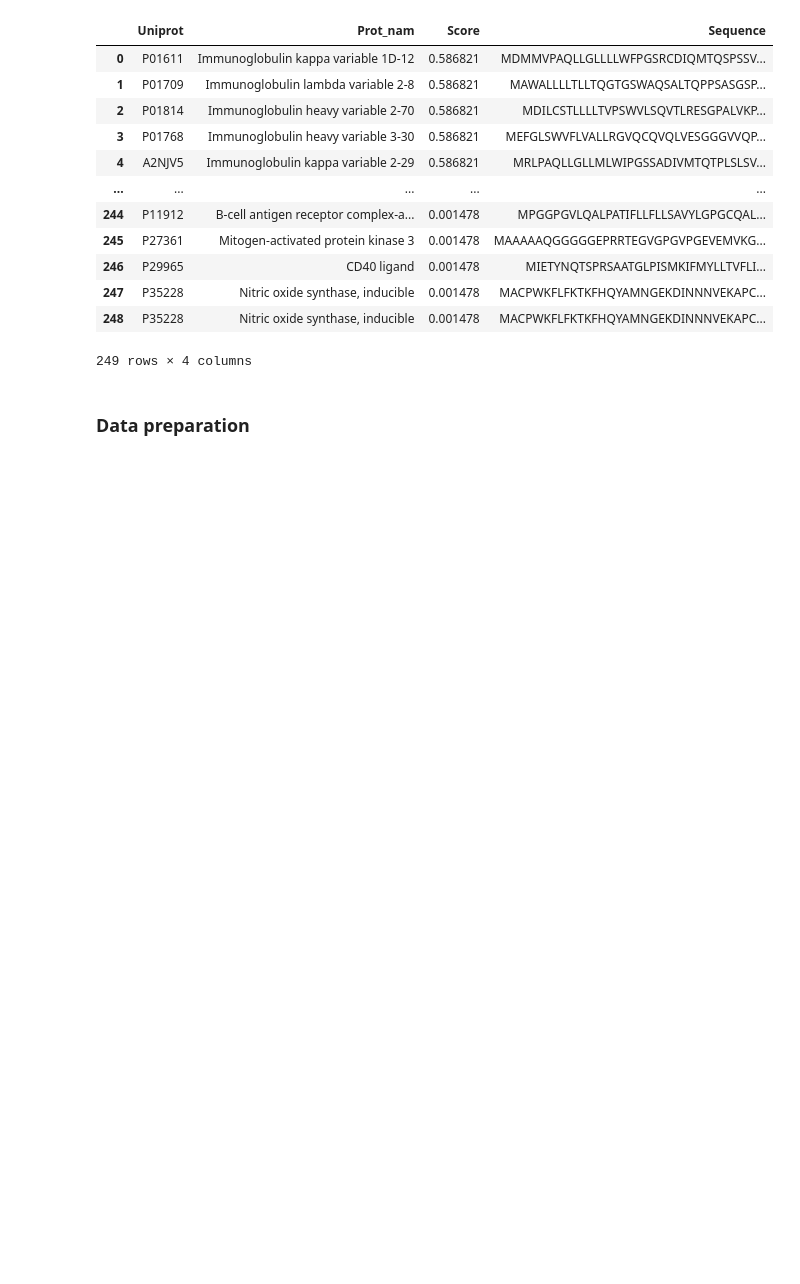
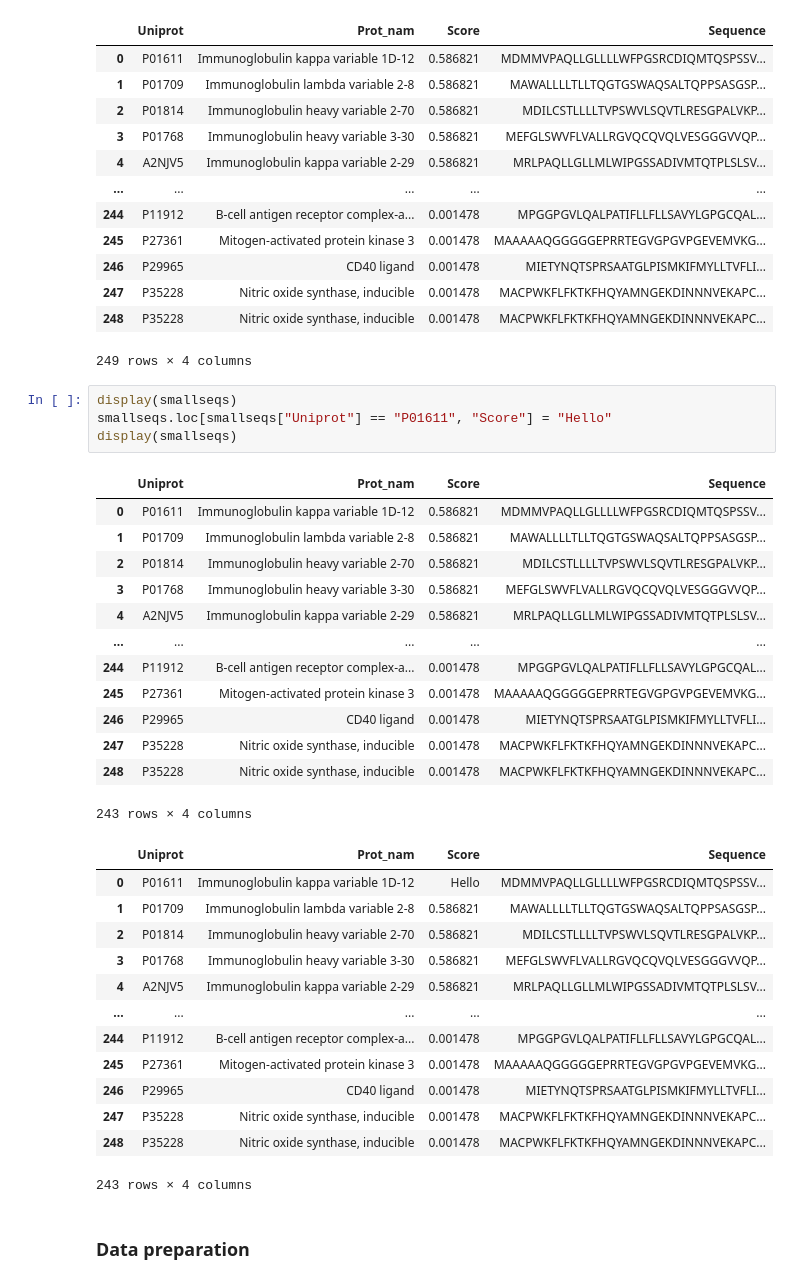
Before and after one commit to LouieHenderson/rare_disease_analysis, a Jupyter notebook: notebooks/Cutaneous_Leishmaniasis_analysis_160625.ipynb, the cells around one changed output. Saved outputs shown, nothing was run; the diff lists cells and outputs as text; blank space fills up the shorter version.

```diff
--- a/notebooks/Cutaneous_Leishmaniasis_analysis_160625.ipynb
+++ b/notebooks/Cutaneous_Leishmaniasis_analysis_160625.ipynb
@@ -49,6 +49,37 @@ Graph started
 | 247 | P35228 | Nitric oxide synthase, inducible | 0.001478 | MACPWKFLFKTKFHQYAMNGEKDINNNVEKAPC... |
 | 248 | P35228 | Nitric oxide synthase, inducible | 0.001478 | MACPWKFLFKTKFHQYAMNGEKDINNNVEKAPC... |
 249 rows × 4 columns
+# %%
+display(smallseqs)
+smallseqs.loc[smallseqs["Uniprot"] == "P01611", "Score"] = "Hello"
+display(smallseqs)
+# %% [output]
+|  | Uniprot | Prot_nam | Score | Sequence |
+| 0 | P01611 | Immunoglobulin kappa variable 1D-12 | 0.586821 | MDMMVPAQLLGLLLLWFPGSRCDIQMTQSPSSV... |
+| 1 | P01709 | Immunoglobulin lambda variable 2-8 | 0.586821 | MAWALLLLTLLTQGTGSWAQSALTQPPSASGSP... |
+| 2 | P01814 | Immunoglobulin heavy variable 2-70 | 0.586821 | MDILCSTLLLLTVPSWVLSQVTLRESGPALVKP... |
+| 3 | P01768 | Immunoglobulin heavy variable 3-30 | 0.586821 | MEFGLSWVFLVALLRGVQCQVQLVESGGGVVQP... |
+| 4 | A2NJV5 | Immunoglobulin kappa variable 2-29 | 0.586821 | MRLPAQLLGLLMLWIPGSSADIVMTQTPLSLSV... |
+| ... | ... | ... | ... | ... |
+| 244 | P11912 | B-cell antigen receptor complex-a... | 0.001478 | MPGGPGVLQALPATIFLLFLLSAVYLGPGCQAL... |
+| 245 | P27361 | Mitogen-activated protein kinase 3 | 0.001478 | MAAAAAQGGGGGEPRRTEGVGPGVPGEVEMVKG... |
+| 246 | P29965 | CD40 ligand | 0.001478 | MIETYNQTSPRSAATGLPISMKIFMYLLTVFLI... |
+| 247 | P35228 | Nitric oxide synthase, inducible | 0.001478 | MACPWKFLFKTKFHQYAMNGEKDINNNVEKAPC... |
+| 248 | P35228 | Nitric oxide synthase, inducible | 0.001478 | MACPWKFLFKTKFHQYAMNGEKDINNNVEKAPC... |
+243 rows × 4 columns
+|  | Uniprot | Prot_nam | Score | Sequence |
+| 0 | P01611 | Immunoglobulin kappa variable 1D-12 | Hello | MDMMVPAQLLGLLLLWFPGSRCDIQMTQSPSSV... |
+| 1 | P01709 | Immunoglobulin lambda variable 2-8 | 0.586821 | MAWALLLLTLLTQGTGSWAQSALTQPPSASGSP... |
+| 2 | P01814 | Immunoglobulin heavy variable 2-70 | 0.586821 | MDILCSTLLLLTVPSWVLSQVTLRESGPALVKP... |
+| 3 | P01768 | Immunoglobulin heavy variable 3-30 | 0.586821 | MEFGLSWVFLVALLRGVQCQVQLVESGGGVVQP... |
+| 4 | A2NJV5 | Immunoglobulin kappa variable 2-29 | 0.586821 | MRLPAQLLGLLMLWIPGSSADIVMTQTPLSLSV... |
+| ... | ... | ... | ... | ... |
+| 244 | P11912 | B-cell antigen receptor complex-a... | 0.001478 | MPGGPGVLQALPATIFLLFLLSAVYLGPGCQAL... |
+| 245 | P27361 | Mitogen-activated protein kinase 3 | 0.001478 | MAAAAAQGGGGGEPRRTEGVGPGVPGEVEMVKG... |
+| 246 | P29965 | CD40 ligand | 0.001478 | MIETYNQTSPRSAATGLPISMKIFMYLLTVFLI... |
+| 247 | P35228 | Nitric oxide synthase, inducible | 0.001478 | MACPWKFLFKTKFHQYAMNGEKDINNNVEKAPC... |
+| 248 | P35228 | Nitric oxide synthase, inducible | 0.001478 | MACPWKFLFKTKFHQYAMNGEKDINNNVEKAPC... |
+243 rows × 4 columns
 # %% [markdown]
 ### Data preparation
 # %%
```
Also changed, not shown: parts of 11 cells of this notebook, 4 other files.
